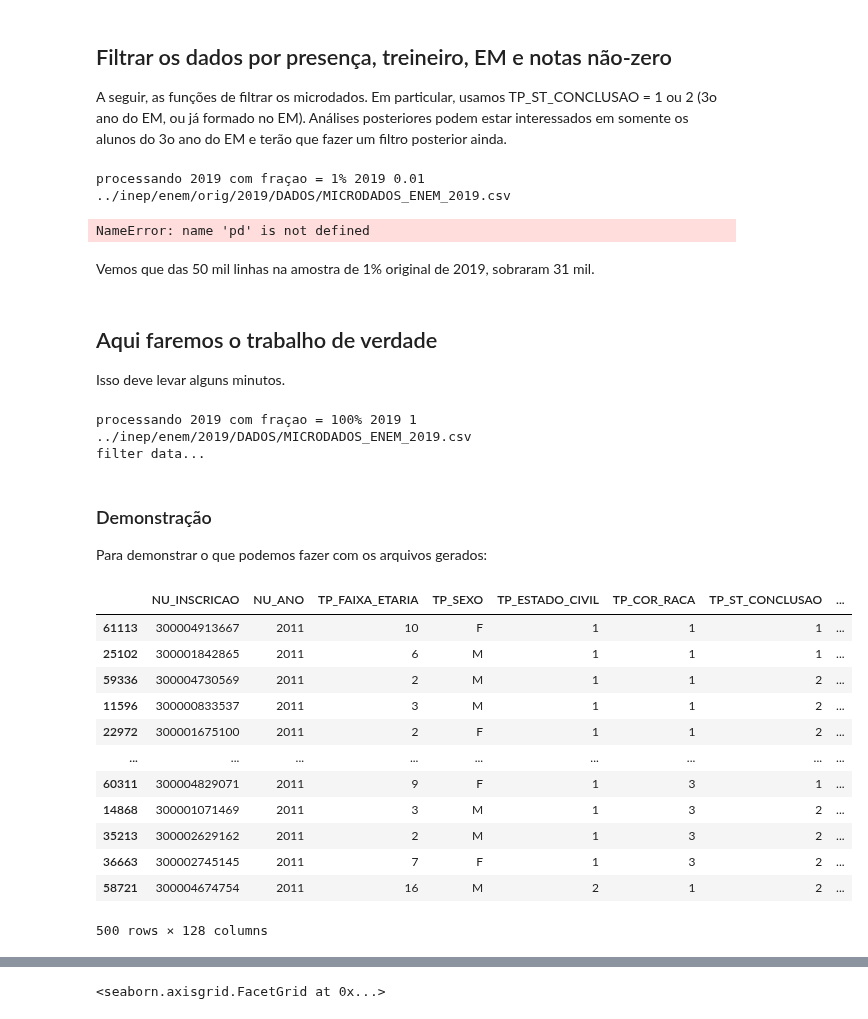
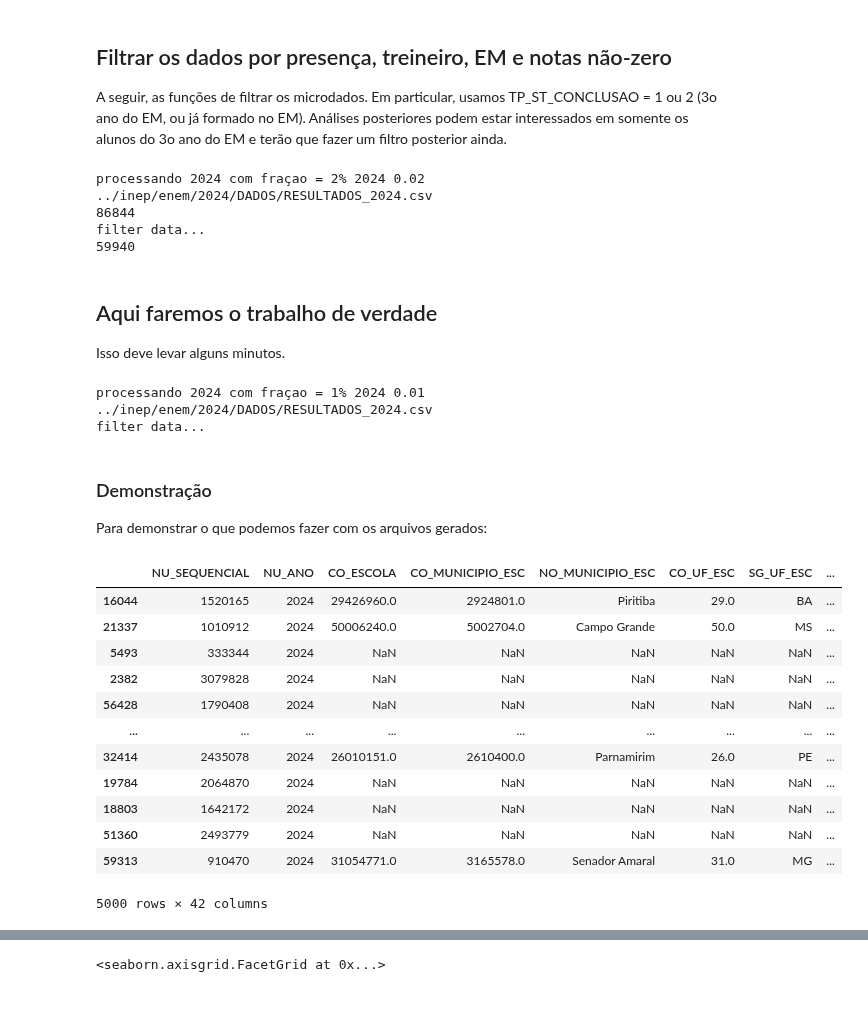
Before and after one commit to atp/enem, a Jupyter notebook: 00-PrepareData.ipynb, the cells around one changed output, grey strips where cells are left out. Saved outputs shown, nothing was run; the diff lists cells and outputs as text; code cells hidden in the pictures.

Commit message:
Acho que avançei em incorporar os dados da aŕea LC

```diff
--- a/00-PrepareData.ipynb
+++ b/00-PrepareData.ipynb
@@ -85,14 +85,15 @@ Name: count, dtype: int64
 ## Filtrar os dados por presença, treineiro, EM e notas não-zero
 A seguir, as funções de filtrar os microdados. Em particular, usamos TP_ST_CONCLUSAO = 1 ou 2 (3o ano do EM, ou já formado no EM). Análises posteriores podem estar interessados em somente os alunos do 3o ano do EM e terão que fazer um filtro posterior ainda.
 # %%
-def filterdf(df):
+def filterdf(df,concluintes=True):
     df = df[df["TP_PRESENCA_CN"] == 1]  # presente nas 4 provas
     df = df[df["TP_PRESENCA_CH"] == 1]
     df = df[df["TP_PRESENCA_LC"] == 1]
     df = df[df["TP_PRESENCA_MT"] == 1]
     if "IN_TREINEIRO" in df.columns:
         df = df[(df["IN_TREINEIRO"] == 0) | (df["IN_TREINEIRO"].isna())]  # não é treineiro ou não existe
-    df = df[df["TP_ST_CONCLUSAO"].isin([1, 2])]  # afirma que concluiu EM ou que vai concluir EM no ano da aplicação
+    if concluintes:
+        df = df[df["TP_ST_CONCLUSAO"].isin([1, 2])]  # afirma que concluiu EM ou que vai concluir EM no ano da aplicação
     # não queremos as notas == 0
     df = df.query("NU_NOTA_CH != 0 and NU_NOTA_CN != 0 and NU_NOTA_LC != 0 and NU_NOTA_MT != 0")
     df.dropna(subset = ['TX_RESPOSTAS_CN','TX_RESPOSTAS_CH','TX_RESPOSTAS_LC','TX_RESPOSTAS_MT']) # achamos linhas com NaN para estas colunas!
@@ -113,6 +114,8 @@ def load_data(ano,frac,orig=False):
 
     if ano == 2016:
         caminho = f'../inep/enem/{ano}/DADOS/microdados_enem_{ano}.csv'
+    elif ano >= 2024:
+        caminho = f'../inep/enem/{ano}/DADOS/RESULTADOS_{ano}.csv'
     else:
         caminho = f'../inep/enem/{ano}/DADOS/MICRODADOS_ENEM_{ano}.csv'
     if orig:
@@ -124,9 +127,9 @@ def load_data(ano,frac,orig=False):
     df = pd.read_csv(caminho,skiprows = skip, encoding='latin1',sep=";")
     return df
 
-def filter_data(df):
+def filter_data(df,concluintes=True):
     print("filter data...")
-    return filterdf(df)
+    return filterdf(df,concluintes)
 
 def nome_do_arquivo(ano,frac,orig):
     frac = frac*100
@@ -136,25 +139,29 @@ def nome_do_arquivo(ano,frac,orig):
         fn = f'data/enem_{frac:.0f}_{ano}.csv'
     return fn
 
-df = load_data(2019,0.01,orig=True)
+df = load_data(2024,0.02,orig=False)
 print(len(df))
-df = filter_data(df)
+df = filter_data(df,concluintes=False)
 print(len(df))
 # %% [output]
-processando 2019 com fraçao = 1% 2019 0.01
-../inep/enem/orig/2019/DADOS/MICRODADOS_ENEM_2019.csv
+processando 2024 com fraçao = 2% 2024 0.02
+../inep/enem/2024/DADOS/RESULTADOS_2024.csv
+86844
+filter data...
+59940
-NameError: name 'pd' is not defined
-# %% [markdown]
-Vemos que das 50 mil linhas na amostra de 1% original de 2019, sobraram 31 mil.
 # %% [markdown]
 ## Aqui faremos o trabalho de verdade
 Isso deve levar alguns minutos.
 # %%
-frac = 1 #amostra de x%
+frac = 0.01 #amostra de x%
 orig = False # if True, use the original data before INEP implemented LGPD filters (only 2009-2019)
-for ano in range(2019,2020):
+for ano in range(2024,2025):
     df = load_data(ano,frac,orig=orig)
-    df = filter_data(df)
+    if ano >= 2024:
+        df = filter_data(df,concluintes=False)
+    else:
+        df = filter_data(df,concluintes=False)
+
     fn = nome_do_arquivo(ano,frac,orig=orig)
     #print(fn+"...\n")
     df.to_csv(fn,index=False)
@@ -164,28 +171,28 @@ filter_conditions = inspect.getsource(filterdf)
 with open('data/filters.txt','w') as f:
     f.write(filter_conditions)
 # %% [output]
-processando 2019 com fraçao = 100% 2019 1
-../inep/enem/2019/DADOS/MICRODADOS_ENEM_2019.csv
+processando 2024 com fraçao = 1% 2024 0.01
+../inep/enem/2024/DADOS/RESULTADOS_2024.csv
 filter data...
 # %% [markdown]
 ### Demonstração
 Para demonstrar o que podemos fazer com os arquivos gerados:
 # %%
 from util import load_sample
-df = load_sample(2011,n=500,perc=2) # uma amostra de 500 linhas, por sua vez, da nossa amostra de 1%
+df = load_sample(2024,n=5000,perc=2) # uma amostra de 500 linhas, por sua vez, da nossa amostra de 1%
 df
 # %% [output]
-|  | NU_INSCRICAO | NU_ANO | TP_FAIXA_ETARIA | TP_SEXO | TP_ESTADO_CIVIL | TP_COR_RACA | TP_ST_CONCLUSAO | ... |
-| 61113 | 300004913667 | 2011 | 10 | F | 1 | 1 | 1 | ... |
-| 25102 | 300001842865 | 2011 | 6 | M | 1 | 1 | 1 | ... |
-| 59336 | 300004730569 | 2011 | 2 | M | 1 | 1 | 2 | ... |
-| 11596 | 300000833537 | 2011 | 3 | M | 1 | 1 | 2 | ... |
-| 22972 | 300001675100 | 2011 | 2 | F | 1 | 1 | 2 | ... |
+|  | NU_SEQUENCIAL | NU_ANO | CO_ESCOLA | CO_MUNICIPIO_ESC | NO_MUNICIPIO_ESC | CO_UF_ESC | SG_UF_ESC | ... |
+| 16044 | 1520165 | 2024 | 29426960.0 | 2924801.0 | Piritiba | 29.0 | BA | ... |
+| 21337 | 1010912 | 2024 | 50006240.0 | 5002704.0 | Campo Grande | 50.0 | MS | ... |
+| 5493 | 333344 | 2024 | NaN | NaN | NaN | NaN | NaN | ... |
+| 2382 | 3079828 | 2024 | NaN | NaN | NaN | NaN | NaN | ... |
+| 56428 | 1790408 | 2024 | NaN | NaN | NaN | NaN | NaN | ... |
 | ... | ... | ... | ... | ... | ... | ... | ... | ... |
-| 60311 | 300004829071 | 2011 | 9 | F | 1 | 3 | 1 | ... |
-| 14868 | 300001071469 | 2011 | 3 | M | 1 | 3 | 2 | ... |
-| 35213 | 300002629162 | 2011 | 2 | M | 1 | 3 | 2 | ... |
-| 36663 | 300002745145 | 2011 | 7 | F | 1 | 3 | 2 | ... |
-| 58721 | 300004674754 | 2011 | 16 | M | 2 | 1 | 2 | ... |
+| 32414 | 2435078 | 2024 | 26010151.0 | 2610400.0 | Parnamirim | 26.0 | PE | ... |
+| 19784 | 2064870 | 2024 | NaN | NaN | NaN | NaN | NaN | ... |
+| 18803 | 1642172 | 2024 | NaN | NaN | NaN | NaN | NaN | ... |
+| 51360 | 2493779 | 2024 | NaN | NaN | NaN | NaN | NaN | ... |
+| 59313 | 910470 | 2024 | 31054771.0 | 3165578.0 | Senador Amaral | 31.0 | MG | ... |
-500 rows × 128 columns
+5000 rows × 42 columns
 # %%
```
Also changed, not shown: parts of 17 cells of this notebook, 3 other files.
